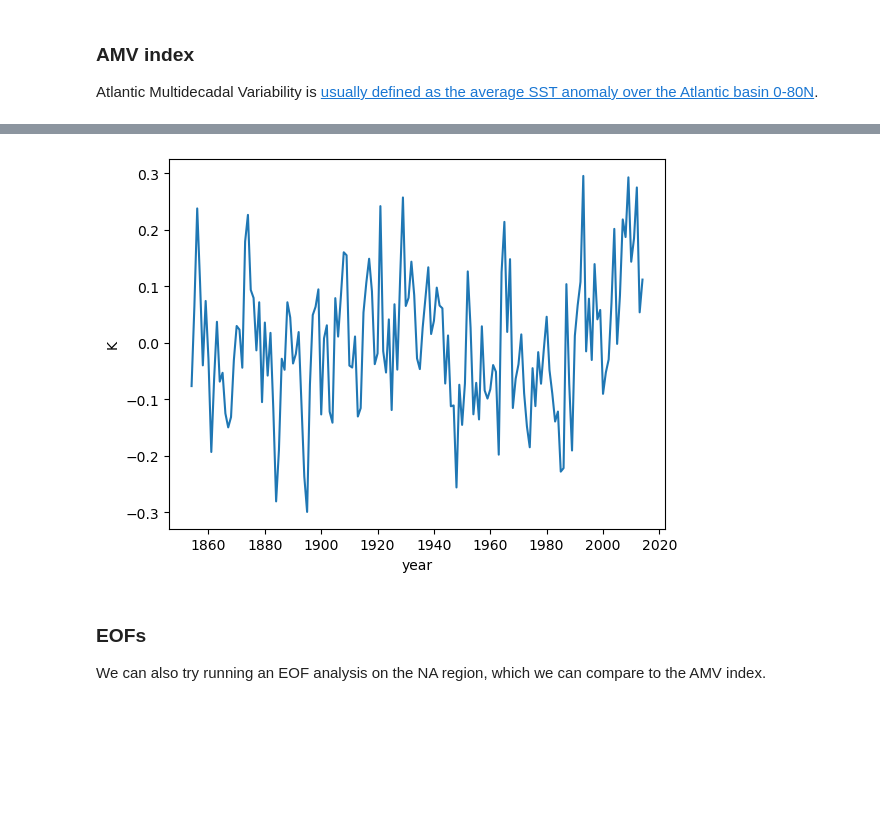
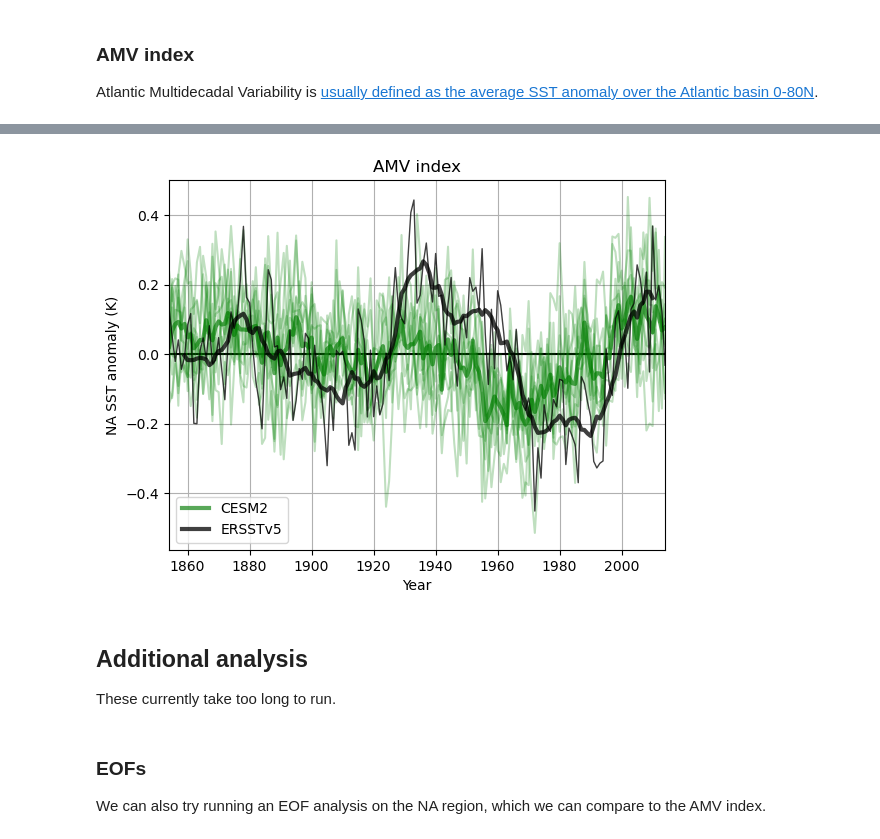
Before and after one commit to oceanhackweek/ohw24_proj_north_atlantic_variability_us, a Jupyter notebook: contributor_folders/Robert_Ford/amv-obs-mod.ipynb, the cells around one changed output, grey strips where cells are left out. Saved outputs shown, nothing was run; the diff lists cells and outputs as text; code cells hidden in the pictures; blank space fills up the shorter version.

```diff
--- a/contributor_folders/Robert_Ford/amv-obs-mod.ipynb
+++ b/contributor_folders/Robert_Ford/amv-obs-mod.ipynb
@@ -54,8 +56,9 @@ Attributes:
 cat_url = "https://storage.googleapis.com/cmip6/pangeo-cmip6.json"
 col = intake.open_esm_datastore(cat_url)
 # %%
-model_name = 'GFDL-CM4'
-cat = col.search(source_id=model_name, experiment_id=['historical'], member_id='r1i1p1f1', table_id='Omon', variable_id='tos', grid_label='gr')
+model_name = 'CESM2'
+cat = col.search(source_id=model_name, experiment_id=['historical'],
+                 member_id=['r1i1p1f1', 'r2i1p1f1', 'r3i1p1f1', 'r4i1p1f1', 'r5i1p1f1', 'r6i1p1f1', 'r7i1p1f1', 'r8i1p1f1', 'r9i1p1f1', 'r11i1p1f1'], table_id='Omon', variable_id='tos', grid_label='gr')
 cat.df
 # %% [output]
 |  | activity_id | institution_id | source_id | experiment_id | member_id | table_id | variable_id | grid_label | ... |
@@ -72,0 +83,2 @@ ds = dset_dict['CMIP.NOAA-GFDL.GFDL-CM4.historical.Omon.gr']
+# %%
+ds = dset_dict['CMIP.NCAR.CESM2.historical.Omon.gr']
@@ -75,7 +157,7 @@ ds = dset_dict['CMIP.NOAA-GFDL.GFDL-CM4.historical.Omon.gr']
 
 ERSSTv5 starts at 1854, while the CMIP6 historical runs end at 2014, so we will subset both datasets to that range:
 # %%
-model_sst = ds.tos.sel(time=slice('1854', '2014')).squeeze().drop_vars(['member_id', 'dcpp_init_year'])
+model_sst = ds.tos.sel(time=slice('1854', '2014')).squeeze().drop_vars(['dcpp_init_year'])
 obs_sst = ersst.sel(time=slice('1854', '2014'))
 # %%
 model_sst.time.size, obs_sst.time.size
@@ -112,11 +196,11 @@ na_model_ssta_dt.isel(time=0).plot()
 Atlantic Multidecadal Variability is [usually defined as the average SST anomaly over the Atlantic basin 0-80N](https://climatedataguide.ucar.edu/climate-data/atlantic-multi-decadal-oscillation-amo).
 # %%
 model_amv = global_average(na_model_ssta_dt)
-model_amv_annual = model_amv.groupby('time.year').mean()
+model_amv_annual = model_amv.groupby('time.year').mean().load()
 model_amv_std = np.std(model_amv.data)
 model_amv_norm = model_amv/model_amv_std
 
 obs_amv = global_average(na_obs_ssta_dt)
-obs_amv_annual = obs_amv.groupby('time.year').mean()
+obs_amv_annual = obs_amv.groupby('time.year').mean().load()
 obs_amv_std = np.std(obs_amv.data)
 obs_amv_norm = obs_amv/obs_amv_std
@@ -123,4 +227,17 @@ obs_amv_norm = obs_amv/obs_amv_std
 # %%
-model_amv_annual.plot()
-plt.ylabel('K')
+%%time
+plt.hlines(0, 1850, 2015, color='k')
+model_amv_annual.mean(dim='member_id').plot(label=model_name, color='forestgreen', linewidth=3, alpha=0.75)
+for m in model_amv_annual.member_id:
+    model_amv_annual.sel(member_id=m).plot(color='g', alpha=0.25)
+
+obs_amv_annual.plot(color='k', linewidth=1, alpha=0.75)
+obs_amv_annual.rolling(year=10, center=True).mean().plot(label='ERSSTv5', color='k', linewidth=3, alpha=0.75)
+
+plt.ylabel('NA SST anomaly (K)')
+plt.xlabel('Year')
+plt.title('AMV index')
+plt.legend()
+plt.xlim(1854, 2014)
+plt.grid()
 # %% [output]
@@ -128,4 +246,8 @@ Text(0, 0.5, 'K')
-[figure, old version]
+[figure, new version]
+# %% [markdown]
+## Additional analysis
+
+These currently take too long to run.
 # %% [markdown]
 ### EOFs
 We can also try running an EOF analysis on the NA region, which we can compare to the AMV index.
```
Also changed, not shown: parts of 19 cells of this notebook.
